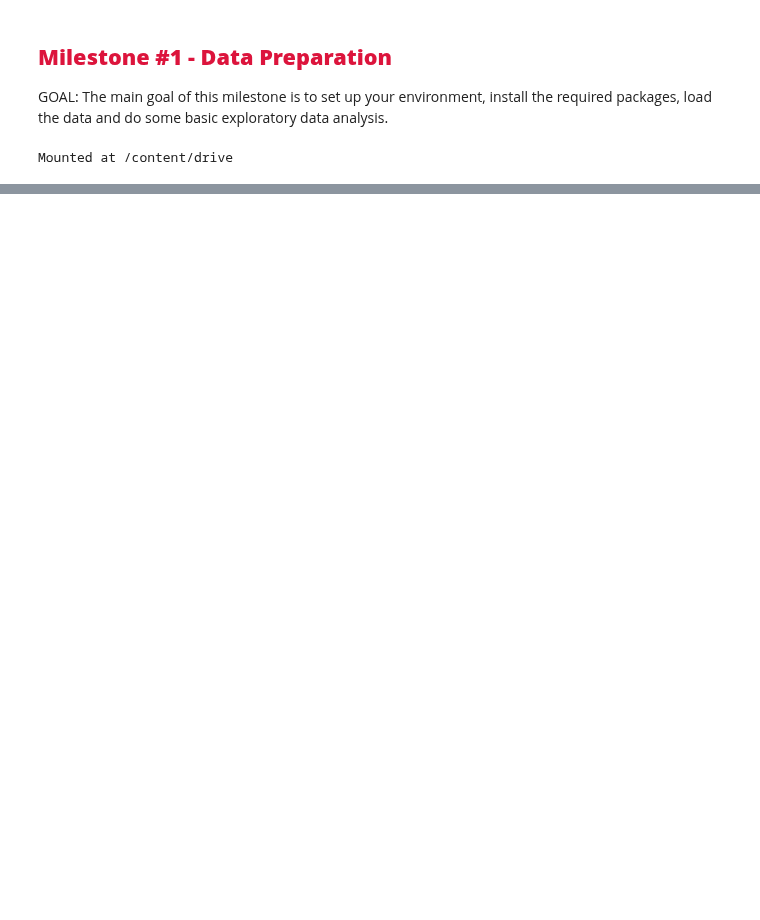
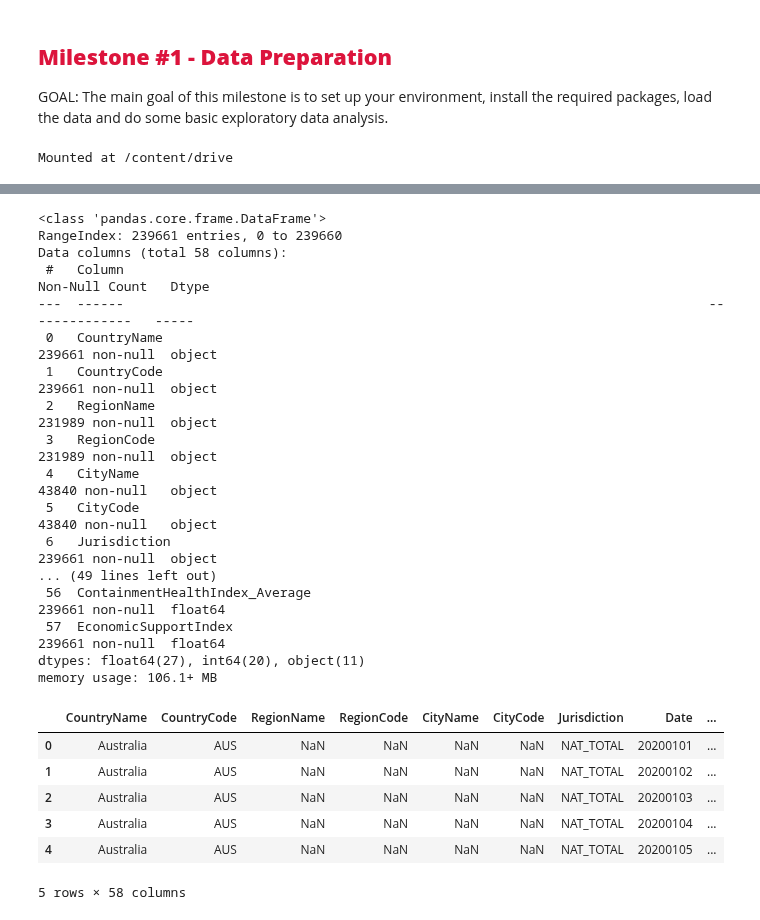
Before and after one commit to chipojaya1/myNEBDHub, a Jupyter notebook: TDSP_Group_Project.ipynb, the cells around one changed output, grey strips where cells are left out. Drawn from its saved outputs; the diff is of its cells as text; code cells hidden in the pictures; blank space fills up the shorter version.

```diff
--- a/TDSP_Group_Project.ipynb
+++ b/TDSP_Group_Project.ipynb
@@ -24,0 +60,29 @@ KeyboardInterrupt:
+# %%
+# print info for sub_national dataset
+data_sub_national.info()
+data_sub_national.head()
+# %% [output]
+<class 'pandas.core.frame.DataFrame'>
+RangeIndex: 239661 entries, 0 to 239660
+Data columns (total 58 columns):
+ #   Column                                                                           Non-Null Count   Dtype
+---  ------                                                                           --------------   -----
+ 0   CountryName                                                                      239661 non-null  object
+ 1   CountryCode                                                                      239661 non-null  object
+ 2   RegionName                                                                       231989 non-null  object
+ 3   RegionCode                                                                       231989 non-null  object
+ 4   CityName                                                                         43840 non-null   object
+ 5   CityCode                                                                         43840 non-null   object
+ 6   Jurisdiction                                                                     239661 non-null  object
+... (49 lines left out)
+ 56  ContainmentHealthIndex_Average                                                   239661 non-null  float64
+ 57  EconomicSupportIndex                                                             239661 non-null  float64
+dtypes: float64(27), int64(20), object(11)
+memory usage: 106.1+ MB
+|  | CountryName | CountryCode | RegionName | RegionCode | CityName | CityCode | Jurisdiction | Date | ... |
+| 0 | Australia | AUS | NaN | NaN | NaN | NaN | NAT_TOTAL | 20200101 | ... |
+| 1 | Australia | AUS | NaN | NaN | NaN | NaN | NAT_TOTAL | 20200102 | ... |
+| 2 | Australia | AUS | NaN | NaN | NaN | NaN | NAT_TOTAL | 20200103 | ... |
+| 3 | Australia | AUS | NaN | NaN | NaN | NaN | NAT_TOTAL | 20200104 | ... |
+| 4 | Australia | AUS | NaN | NaN | NaN | NaN | NAT_TOTAL | 20200105 | ... |
+5 rows × 58 columns
```
Also changed, not shown: parts of 10 cells of this notebook.
